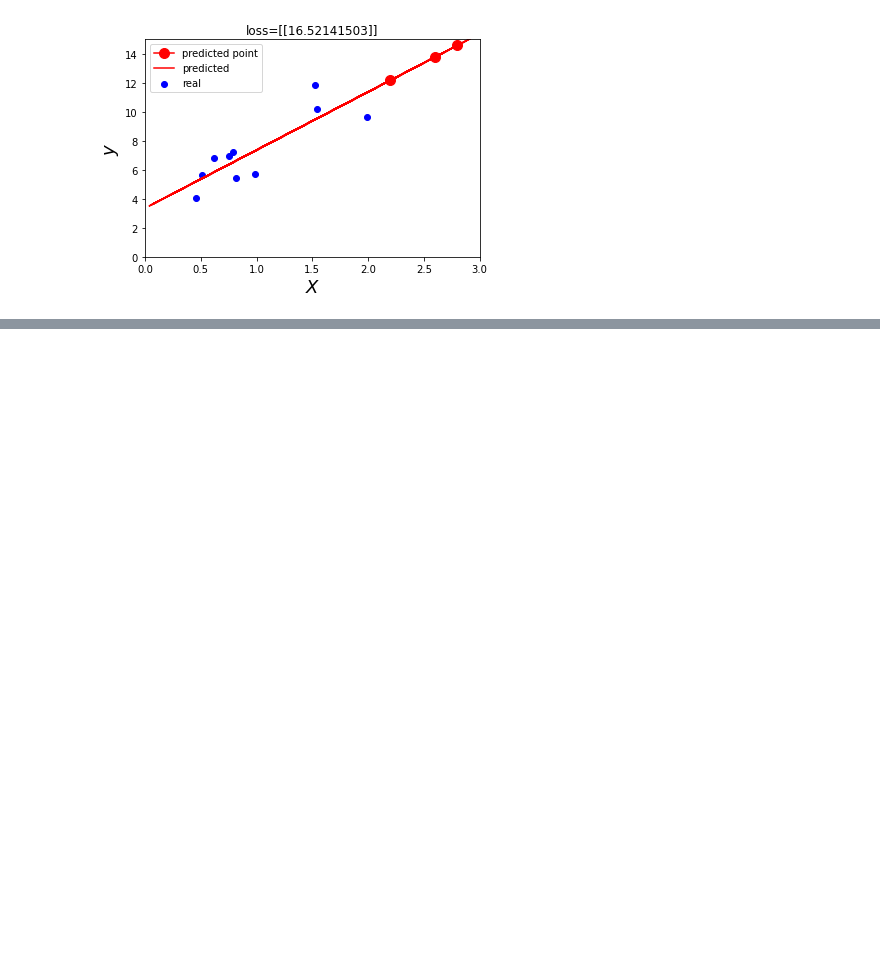
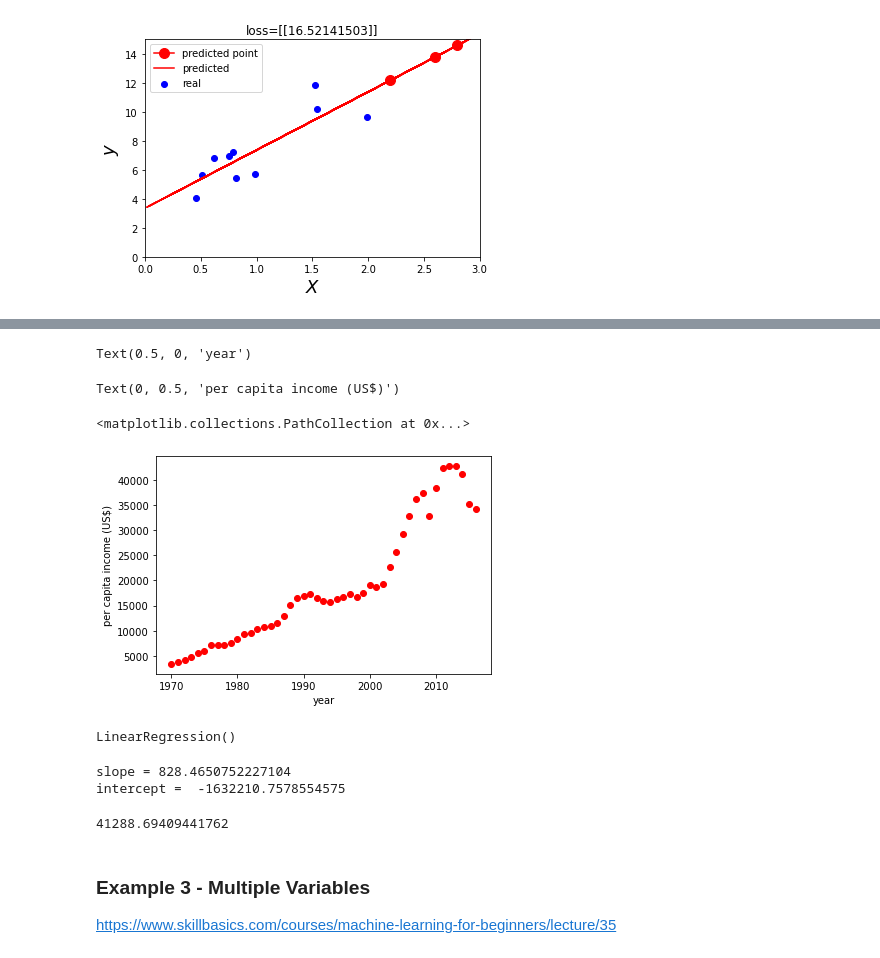
Before and after one commit to wenyuc/basic_learning, a Jupyter notebook: models/3_linear_regression_example.ipynb, the cells around one changed output, grey strips where cells are left out. Cells and saved outputs as stored; diff of their text form; code cells hidden in the pictures; blank space fills up the shorter version.

```diff
--- a/models/3_linear_regression_example.ipynb
+++ b/models/3_linear_regression_example.ipynb
@@ -92,0 +105,7 @@ plt.show();
+# %%
+df = pd.read_csv('../data/canada_per_capita_income.csv')
+# df.head()
+X = df[['year']]
+
+y = df[['per capita income (US$)']]
+y[:5]
@@ -92,0 +119,31 @@ plt.show();
+# %%
+%matplotlib inline
+plt.xlabel('year')
+plt.ylabel('per capita income (US$)')
+plt.scatter(X, y, color = 'red', marker = 'o')
+plt.show()
+# %% [output]
+Text(0.5, 0, 'year')
+Text(0, 0.5, 'per capita income (US$)')
+<matplotlib.collections.PathCollection at 0x...>
+[figure, added]
+# %%
+lr = LinearRegression()
+lr.fit(X, y)
+
+print("slope =",lr.coef_[0][0])
+print("intercept = ",lr.intercept_[0])
+# %% [output]
+LinearRegression()
+slope = 828.4650752227104
+intercept =  -1632210.7578554575
+# %%
+
+income_2020 = lr.predict([[2020]])
+income_2020[0][0]
+# %% [output]
+41288.69409441762
+# %% [markdown]
+### Example 3 - Multiple Variables
+
+https://www.skillbasics.com/courses/machine-learning-for-beginners/lecture/35
```
Also changed, not shown: parts of 19 cells of this notebook, 12 other files.
